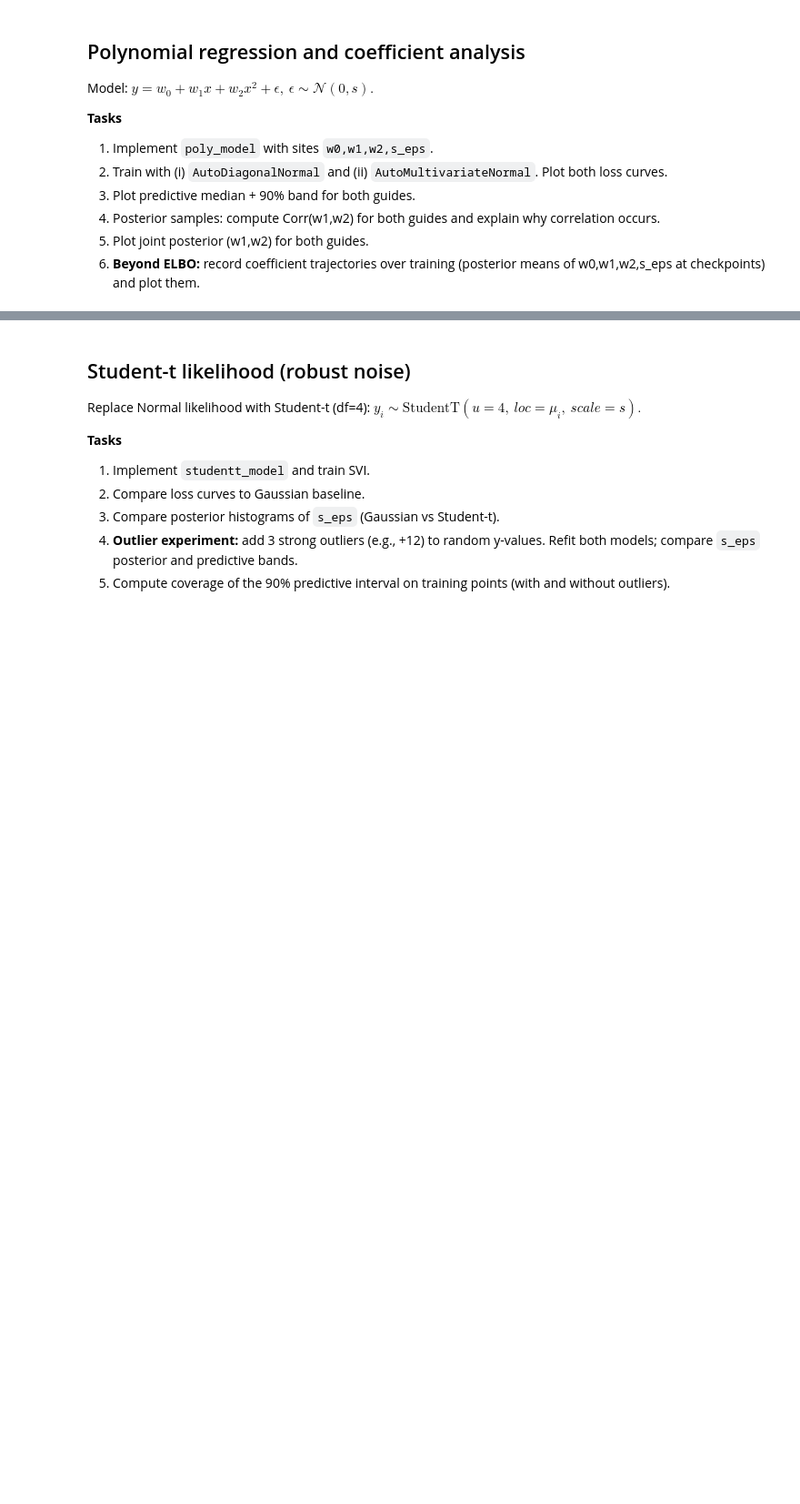
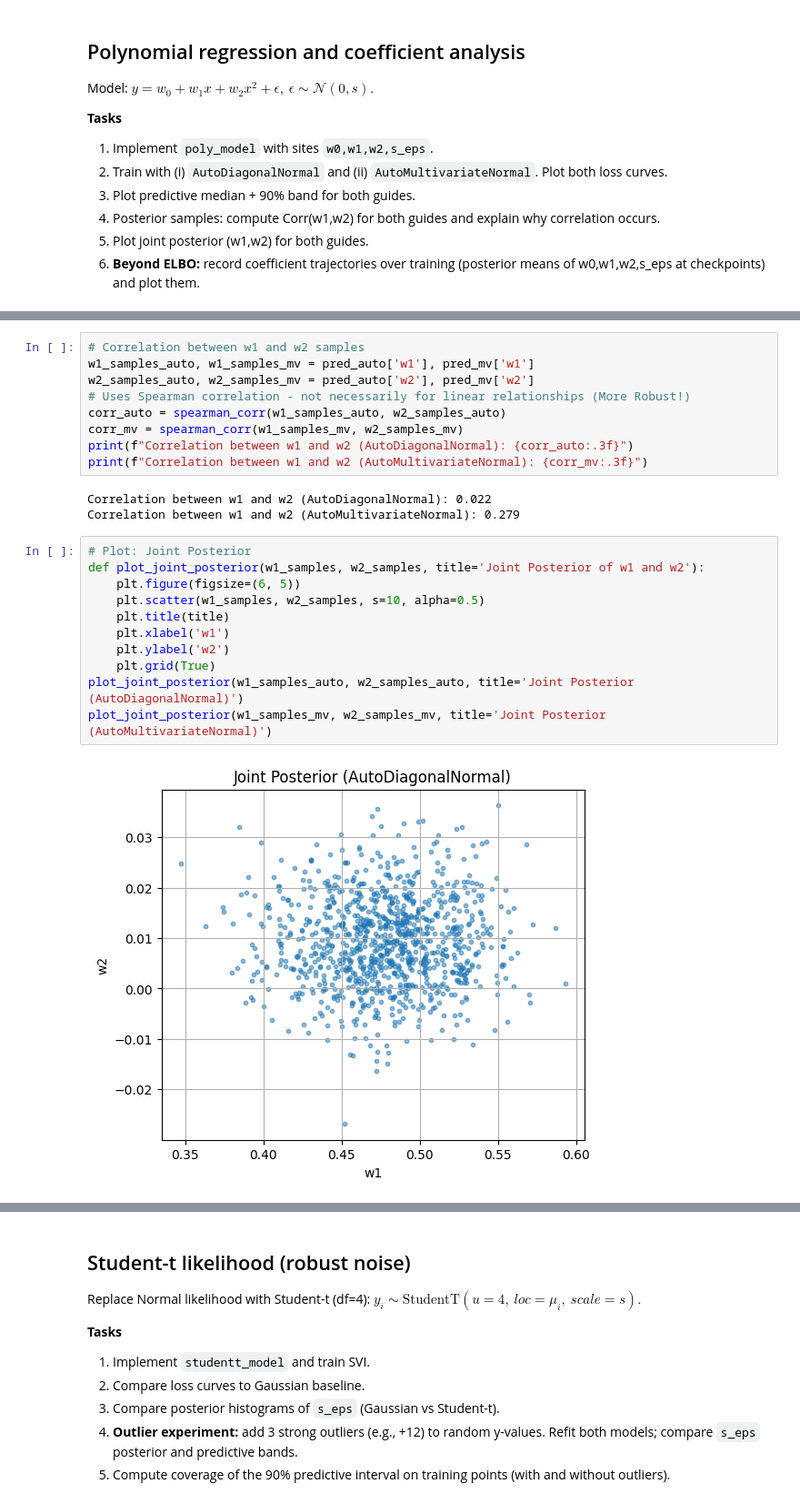
Before and after one commit to kmock930/Course-Uncertainty-Machine-Learning-2026, a Jupyter notebook: Assignment 2/SVI_assignment_questions (2).ipynb, the cells around one changed output, grey strips where cells are left out. Shown at 91% size. Drawn from its saved outputs; the diff is of its cells as text; blank space fills up the shorter version.

```diff
--- a/Assignment 2/SVI_assignment_questions (2).ipynb
+++ b/Assignment 2/SVI_assignment_questions (2).ipynb
@@ -285,0 +373,25 @@ $ y = w_0 + w_1 x + w_2 x^2 + \epsilon,\ \epsilon\sim\mathcal N(0,s).$
+# %%
+# Correlation between w1 and w2 samples
+w1_samples_auto, w1_samples_mv = pred_auto['w1'], pred_mv['w1']
+w2_samples_auto, w2_samples_mv = pred_auto['w2'], pred_mv['w2']
+# Uses Spearman correlation - not necessarily for linear relationships (More Robust!)
+corr_auto = spearman_corr(w1_samples_auto, w2_samples_auto)
+corr_mv = spearman_corr(w1_samples_mv, w2_samples_mv)
+print(f"Correlation between w1 and w2 (AutoDiagonalNormal): {corr_auto:.3f}")
+print(f"Correlation between w1 and w2 (AutoMultivariateNormal): {corr_mv:.3f}")
+# %% [output]
+Correlation between w1 and w2 (AutoDiagonalNormal): 0.022
+Correlation between w1 and w2 (AutoMultivariateNormal): 0.279
+# %%
+# Plot: Joint Posterior
+def plot_joint_posterior(w1_samples, w2_samples, title='Joint Posterior of w1 and w2'):
+    plt.figure(figsize=(6, 5))
+    plt.scatter(w1_samples, w2_samples, s=10, alpha=0.5)
+    plt.title(title)
+    plt.xlabel('w1')
+    plt.ylabel('w2')
+    plt.grid(True)
+plot_joint_posterior(w1_samples_auto, w2_samples_auto, title='Joint Posterior (AutoDiagonalNormal)')
+plot_joint_posterior(w1_samples_mv, w2_samples_mv, title='Joint Posterior (AutoMultivariateNormal)')
+# %% [output]
+[figure, added]
```
Also changed, not shown: parts of 14 cells of this notebook.
